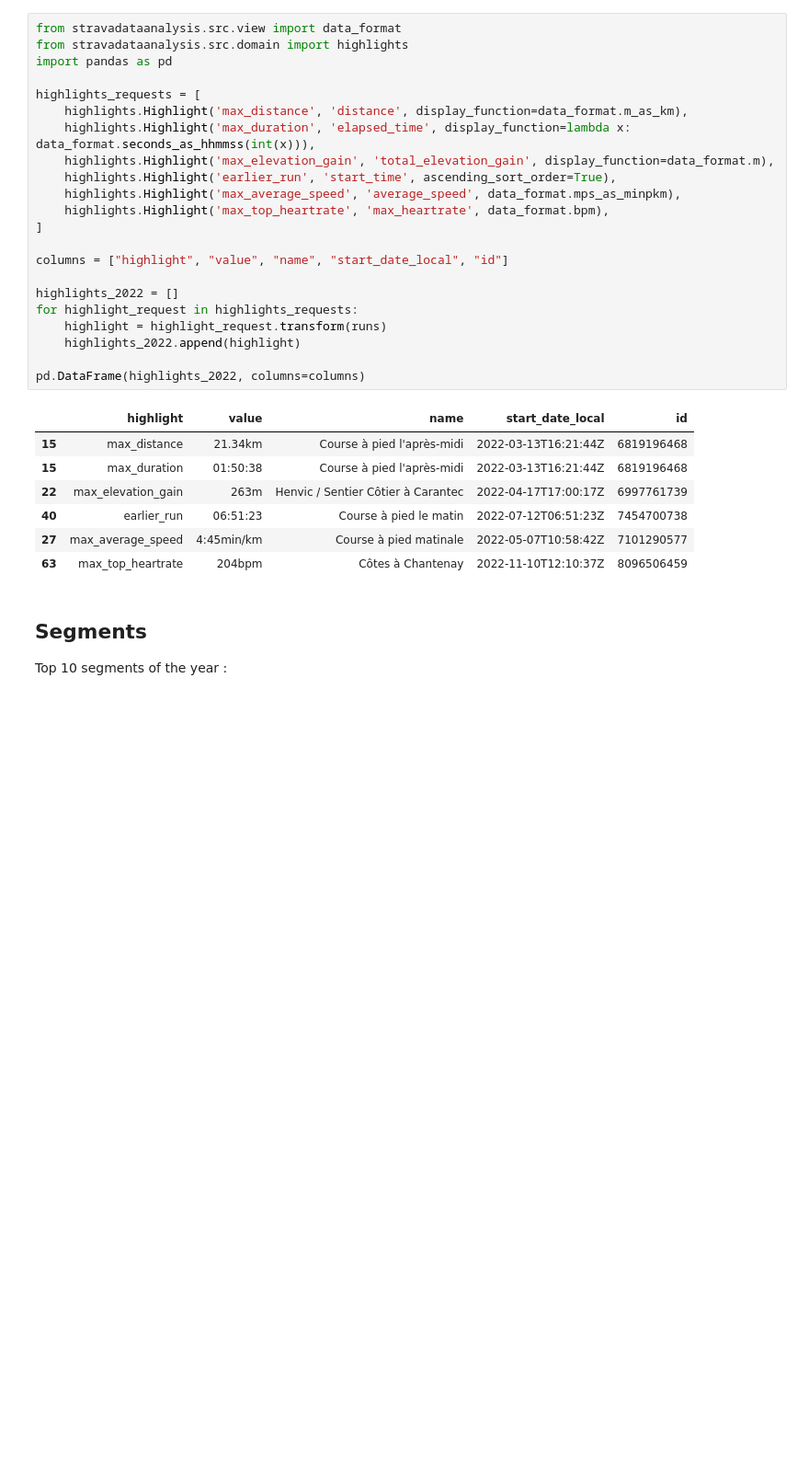
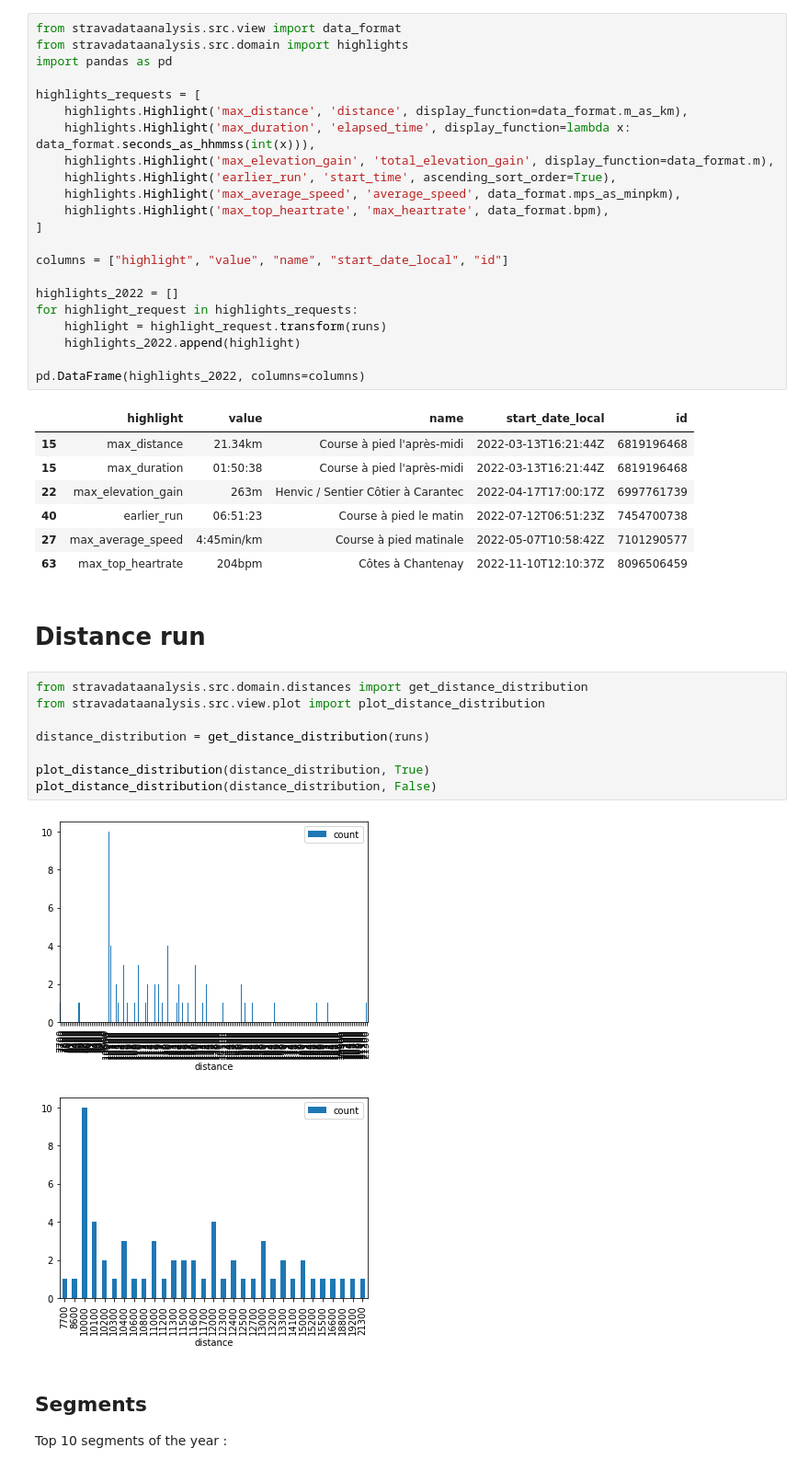
Before and after one commit to deroffal/strava-data-analysis, a Jupyter notebook: notebooks/02-running_analysis.ipynb, the cells around one changed output. Shown: that part at 92% size. Saved outputs shown, nothing was run; the diff lists cells and outputs as text; blank space fills up the shorter version.

```diff
--- a/notebooks/02-running_analysis.ipynb
+++ b/notebooks/02-running_analysis.ipynb
@@ -37,6 +65,19 @@ pd.DataFrame(highlights_2022, columns=columns)
 | 40 | earlier_run | 06:51:23 | Course à pied le matin | 2022-07-12T06:51:23Z | 7454700738 |
 | 27 | max_average_speed | 4:45min/km | Course à pied matinale | 2022-05-07T10:58:42Z | 7101290577 |
 | 63 | max_top_heartrate | 204bpm | Côtes à Chantenay | 2022-11-10T12:10:37Z | 8096506459 |
+# %% [markdown]
+# Distance run
+# %%
+from stravadataanalysis.src.domain.distances import get_distance_distribution
+from stravadataanalysis.src.view.plot import plot_distance_distribution
+
+distance_distribution = get_distance_distribution(runs)
+
+plot_distance_distribution(distance_distribution, True)
+plot_distance_distribution(distance_distribution, False)
+# %% [output]
+[figure, added]
+[figure, added]
 # %% [markdown]
 ## Segments
 Top 10 segments of the year :
```
Also changed, not shown: parts of 3 cells of this notebook, 9 other files.
